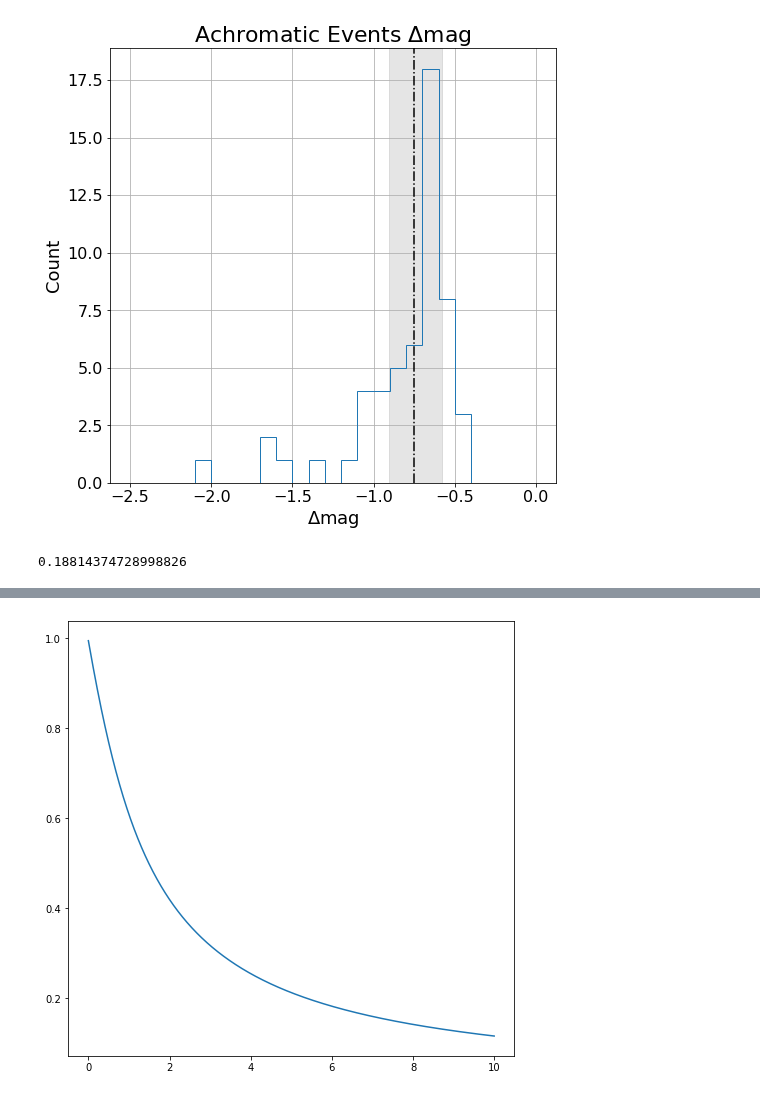
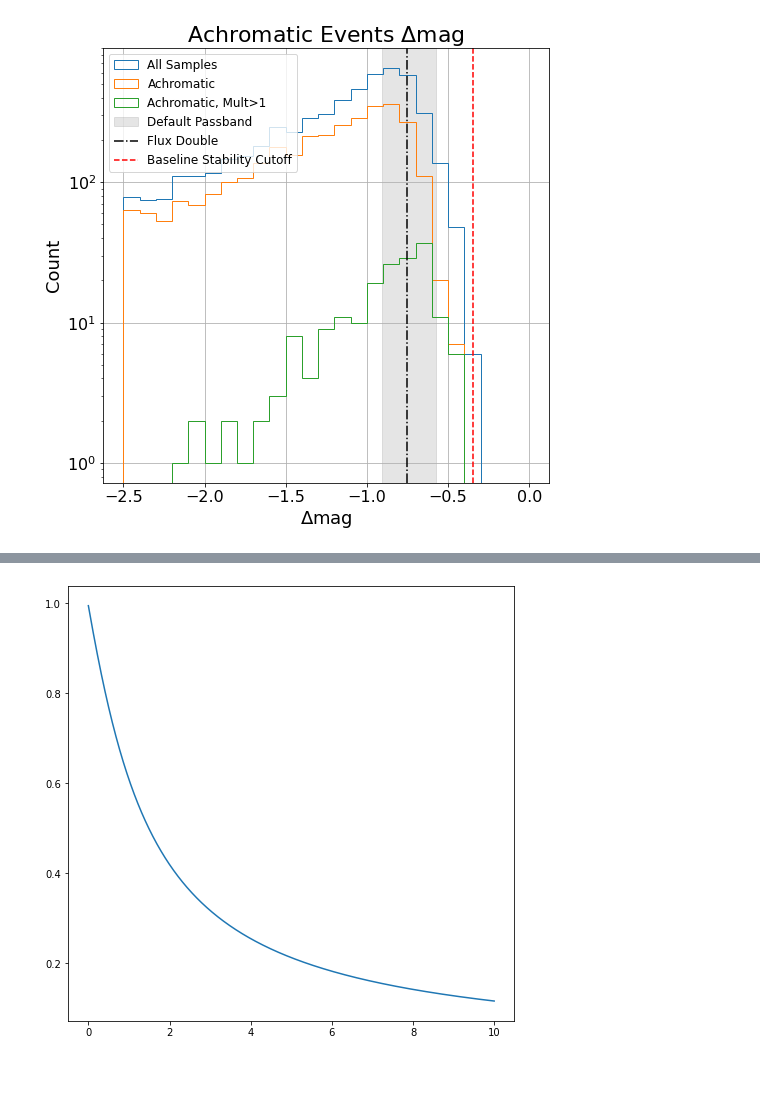
Before and after one commit to adriansh95/StringMicrolensing, a Jupyter notebook: analyze_nsc_lensing_candidates.ipynb, the cells around one changed output, grey strips where cells are left out. Drawn from its saved outputs; the diff is of its cells as text; code cells hidden in the pictures.

```diff
--- a/analyze_nsc_lensing_candidates.ipynb
+++ b/analyze_nsc_lensing_candidates.ipynb
@@ -10,12 +12,7 @@ plt.rcParams['axes.facecolor']='white'
 plt.rcParams['savefig.facecolor']='white'
 fig_dir = "/dlusers/adriansh/work/analyses/plots/strings/"
 # %%
-# lc_df = pd.read_parquet("/dlusers/adriansh/work/analyses/results/strings/lensed_lightcurves_all.parquet")
-lc_df = pd.concat([pd.read_parquet(f"/dlusers/adriansh/work/analyses/results/strings/temp/lensed_lightcurves_batch{i}.parquet").assign(batch=i)
-                   for i in range(9)])
+lc_df = pd.read_parquet("/dlusers/adriansh/work/analyses/results/strings/temp/lensed_lightcurves_all.parquet")
+# lc_df = pd.concat([pd.read_parquet(f"/dlusers/adriansh/work/analyses/results/strings/temp/lensed_lightcurves_batch{i}.parquet").assign(batch=i)
+#                    for i in range(67)])
+results_df = pd.read_parquet("/dlusers/adriansh/work/analyses/results/strings/temp/results.parquet")
-# %%
-lc_df.sort_values(by=["batch", "mjd"], inplace=True)
-# %%
-results_df = datalab_utils.make_lensing_dataframe(lc_df)
-# %%
-results_df = results_df.assign(delta_t=((results_df["t_end"] - results_df["t_start"]) * 24))
@@ -147,19 +155,22 @@ bright_achromatic = dmag_achromatic.loc[mask_bright_dmag]
 # %%
+sigma_cutoff = -2.5 * np.log10(1.7) * 3 / 5
+
 fig, ax = plt.subplots(figsize=(8, 8))
-bright_achromatic.hist(column="delta_mag", ax=ax, bins=dmag_bins, histtype="step")
-ax.set_title("")
+bright_lc.hist(column="delta_mag", ax=ax, bins=dmag_bins, histtype="step", label="All Samples")
+bright_achromatic_lc.hist(column="delta_mag", ax=ax, bins=dmag_bins, histtype="step", label="Achromatic")
+bright_achromatic_mult2_lc.hist(column="delta_mag", ax=ax, bins=dmag_bins, histtype="step", label="Achromatic, Mult>1")
 ax.set_xlabel(r"$\Delta$mag", fontsize=18)
 ax.set_ylabel("Count", fontsize=18)
-ax.axvspan(-2.5 * np.log10(2.3), -2.5 * np.log10(1.7), alpha=0.2, color="tab:gray")
-ax.axvline(-2.5 * np.log10(2), color='k', ls="-.")
+ax.axvspan(-2.5 * np.log10(2.3), -2.5 * np.log10(1.7), alpha=0.2,
+           color="tab:gray", label="Default Passband")
+ax.axvline(-2.5 * np.log10(2), color='k', ls="-.", label="Flux Double")
+ax.axvline(sigma_cutoff, color='r', ls="--", label="Baseline Stability Cutoff")
+ax.set_yscale("log")
 ax.tick_params(labelsize=16)
+ax.legend(loc="upper left", fontsize=12)
 ax.set_title(r"Achromatic Events $\Delta$mag", fontsize=22)
 plt.show(fig)
-fig.savefig(f"{fig_dir}achromatic_events_deltamag.png")
+# fig.savefig(f"{fig_dir}achromatic_events_deltamag.png")
 plt.close(fig)
 # %% [output]
-[figure, old version]
+[figure, new version]
-# %%
-2.5 * np.log10(2) / 4
-# %% [output]
-0.18814374728998826
```
Also changed, not shown: parts of 13 cells of this notebook.
